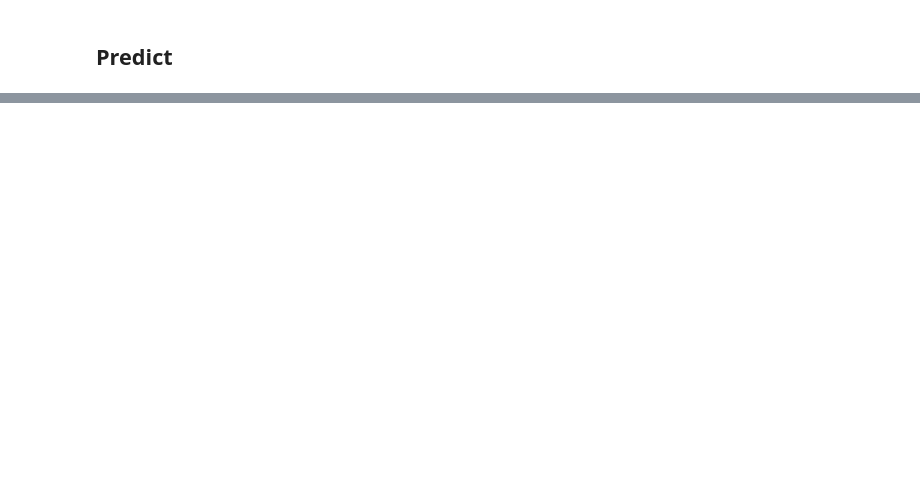
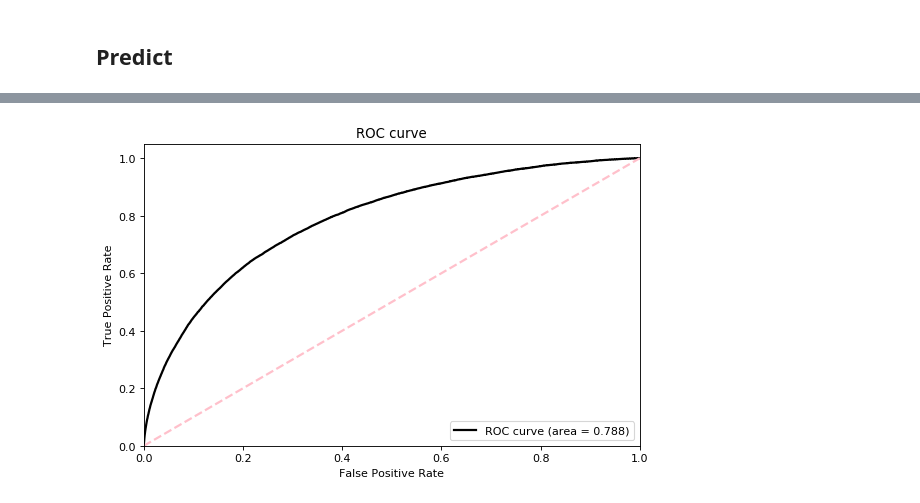
Before and after one commit to paolomandica/FDS-home-credit-default-risk, a Jupyter notebook: main-paolo.ipynb, the cells around one changed output, grey strips where cells are left out. Saved outputs shown, nothing was run; the diff lists cells and outputs as text; code cells hidden in the pictures; blank space fills up the shorter version.

```diff
--- a/main-paolo.ipynb
+++ b/main-paolo.ipynb
@@ -1092,0 +1142,2 @@ results.head()
+# %%
+scores = bst.predict(data_train.drop(columns=['SK_ID_CURR']), num_iteration=bst.best_iteration)
@@ -1092,0 +1149,18 @@ results.head()
+# %%
+fpr, tpr, _ = roc_curve(y, scores)
+# %%
+plt.figure(figsize=(8,5), dpi=80)
+lw = 2
+plt.plot(fpr, tpr, color='black',
+         lw=lw, label='ROC curve (area = %0.3f)' % roc_auc)
+plt.plot([0, 1], [0, 1], color='pink', lw=lw, linestyle='--')
+plt.xlim([0.0, 1.0])
+plt.ylim([0.0, 1.05])
+plt.xlabel('False Positive Rate')
+plt.ylabel('True Positive Rate')
+plt.title('ROC curve')
+plt.legend(loc="lower right")
+plt.savefig(datapath + '/roc_curve.png')
+plt.show()
+# %% [output]
+[figure, added]
```
Also changed, not shown: parts of 37 cells of this notebook, 1 other file.
